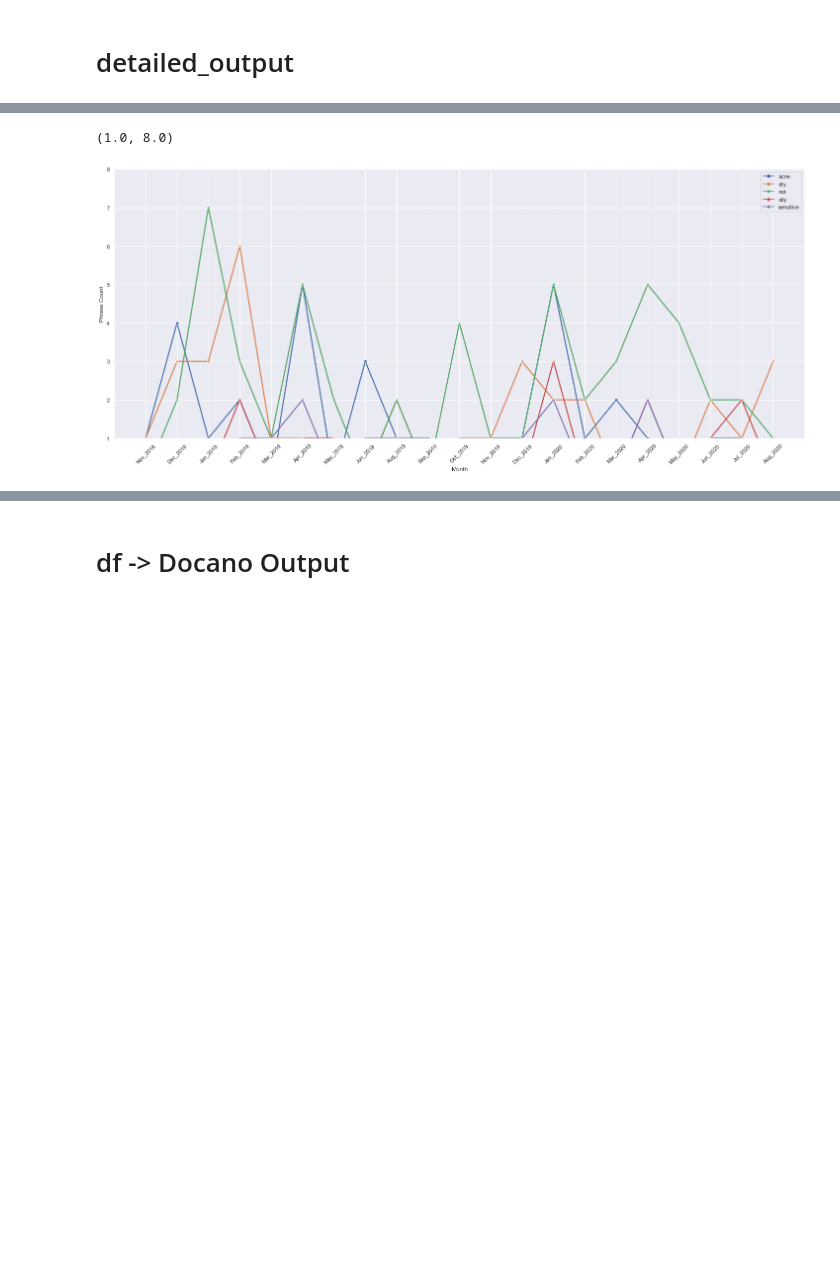
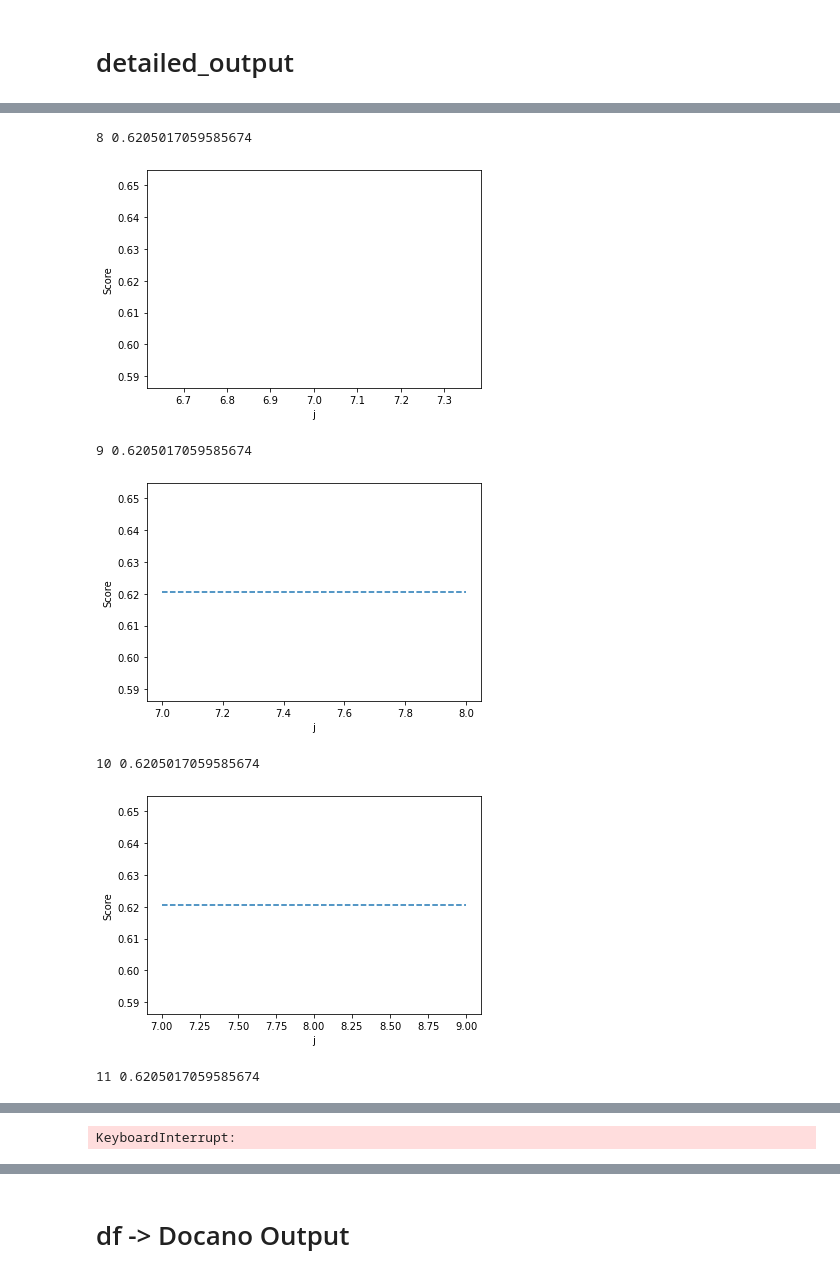
Before and after one commit to KshitizKumawat/moksh.io, a Jupyter notebook: format_conversion script.ipynb, the cells around one changed output, grey strips where cells are left out. Cells and saved outputs as stored; diff of their text form; code cells hidden in the pictures; blank space fills up the shorter version.

```diff
--- a/format_conversion script.ipynb
+++ b/format_conversion script.ipynb
@@ -236,6 +172 @@ df['prompt'] = 'Extract positive and negative aspect pairs from the following re
 # df.drop([2446,2447],inplace=True)
-# %%
-x = []
-for i in df.index:
-    x.append(len(df['completion'][i].split(' '))/len(df['prompt'][i].split(' ')))
-sum(x)/len(x)
@@ -244 +226,3 @@ sum(x)/len(x)
+# %%
+openai.api_key = os.getenv("OPENAI_API_KEY")
 # %%
@@ -398,7 +401,7 @@ See the caveats in the documentation: https://pandas.pydata.org/pandas-docs/stab
 # %% [markdown]
 # completion df layer 2 (summary)
 # %%
-# df = pd.read_csv('data_P4_first_aid_beauty.csv',index_col=0)
+df = pd.read_csv('gpt3_completion_20230107v1.csv',index_col=0)
 # df.drop(['Review ID','Rating'],1,inplace=True)
 daf = pd.read_csv('P4 first aid beauty.csv')
 # index = df.index
@@ -622,17 +506,0 @@ plt.show()
-# %%
-plt.figure(figsize=(25, 10))
-plt.xticks(rotation = 45)
-data = s.drop(['Rating'],1).join(pd.get_dummies(s['Cluster'])).groupby('Month').sum()
-data.reset_index(inplace=True)
-data['Month']=pd.to_datetime(data.Month)
-data.sort_values(['Month'],inplace=True)
-data['Month'] = data['Month'].apply(lambda x:x.strftime('%d_%b_%Y'))
-data['Month'] = data['Month'].str[3:]
-data.set_index(['Month'],inplace=True)
-sns.lineplot(data=data,markers=True, dashes=False,linewidth =2.3)
-# sns.set_theme()
-plt.ylabel("Phrase Count")
-plt.ylim(1, 8)
-# %% [output]
-(1.0, 8.0)
-[figure, removed]
@@ -640,0 +507,5 @@ l[1][(l[1]['L2 Cluster']=='Skin') & (l[1]['Sentiment']=='Positive')].loc[:,['L3
+# %%
+from nltk.stem import PorterStemmer
+df = pd.read_csv('combined_df_20230105.csv')
+ps = PorterStemmer()
+df.dropna(inplace=True)
@@ -640,0 +597,42 @@ l[1][(l[1]['L2 Cluster']=='Skin') & (l[1]['Sentiment']=='Positive')].loc[:,['L3
+# %%
+j=7
+jl=[]
+scl=[]
+while(1):
+    modal = BERTopic(nr_topics = None,umap_model=UMAP(random_state=1),n_gram_range=(1,3),language="english")
+    topics, probs = modal.fit_transform(docs)
+    predicted_topics, predicted_probs = modal.transform(docs)
+    jl.append(j)
+    j+=1
+#     s['Cluster']=''
+#     for i in range(len(s)):
+#         y = modal.get_topic(predicted_topics[i])[0][0]
+#         l = y.split()
+#         k = []
+#         for x in l:
+#             if (y.count(x)>=1 and (x not in k)):
+#                 k.append(x)
+#         s['Cluster'][i] = ' '.join(k)
+#         s['Cluster'][i] = topics[i]
+#     m = pd.DataFrame(modal.topic_representations_)
+#     l=[]
+#     topics = ''
+#     for i in m.loc[0]:
+#         topics = topics+' | '+i[0]
+#         l.append(i[1])
+#     scl.append(sum(l)/len(l))
+    scl.append(predicted_probs.mean())
+    print(j,scl[-1])#,topics)
+    ax = sns.lineplot(x=jl, y=scl)
+    ax.lines[0].set_linestyle("--")
+    plt.xlabel('j')
+    plt.ylabel('Score')
+    plt.show()
+# %% [output]
+8 0.6205017059585674
+[figure, added]
+9 0.6205017059585674
+[figure, added]
+10 0.6205017059585674
+[figure, added]
+11 0.6205017059585674
@@ -640,0 +640 @@ l[1][(l[1]['L2 Cluster']=='Skin') & (l[1]['Sentiment']=='Positive')].loc[:,['L3
+KeyboardInterrupt:
```
Also changed, not shown: parts of 47 cells of this notebook.
